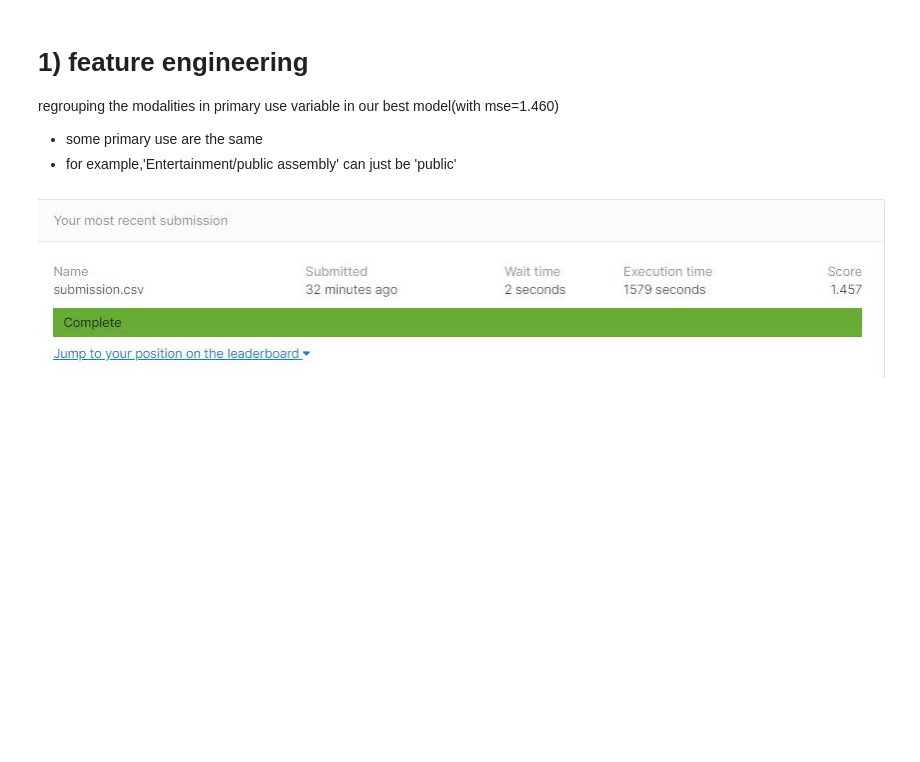
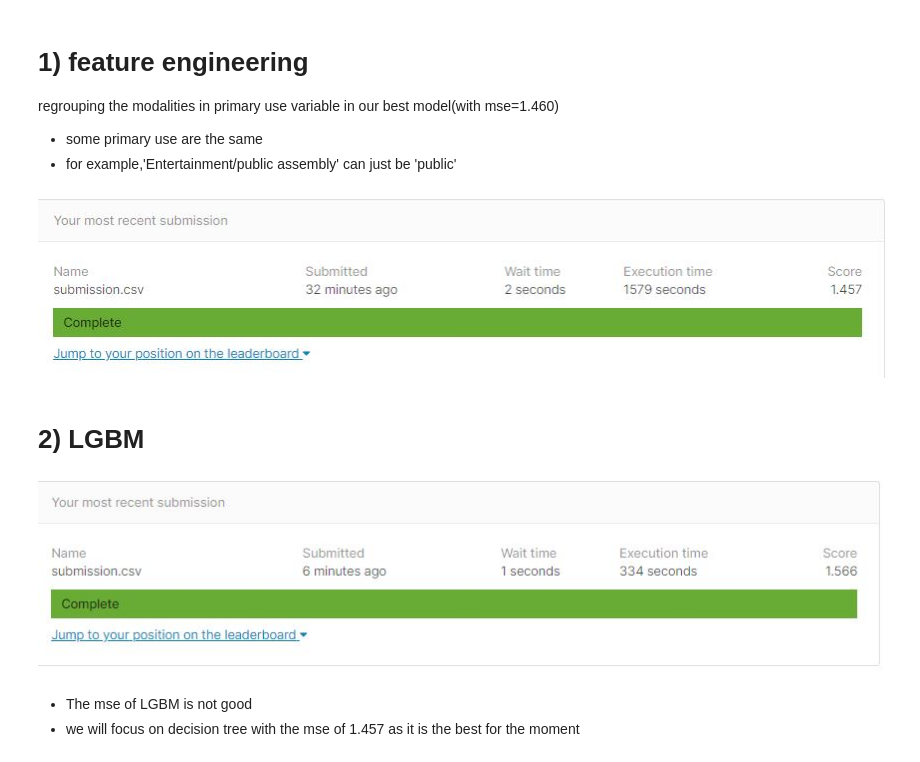
Before and after one commit to DataCampM2DSSAF/ASHRAE_Giang_Tung_Cedric_Traore, a Jupyter notebook: suivi_.ipynb, the cells around one changed output. Cells and saved outputs as stored; diff of their text form; code cells hidden in the pictures; blank space fills up the shorter version.

Commit message:
Update suivi_.ipynb
Adding comment on LGBM results

```diff
--- a/suivi_.ipynb
+++ b/suivi_.ipynb
@@ -70,3 +70,13 @@ from IPython import display
 display.Image('mse_regrouping.JPG')
 # %% [output]
 [figure]
+# %% [markdown]
+# 2) LGBM
+# %%
+from IPython import display
+display.Image('mse_LGBM.JPG')
+# %% [output]
+[figure, added]
+# %% [markdown]
+- The mse of LGBM is not good
+- we will focus on decision tree with the mse of 1.457 as it is the best for the moment
```
